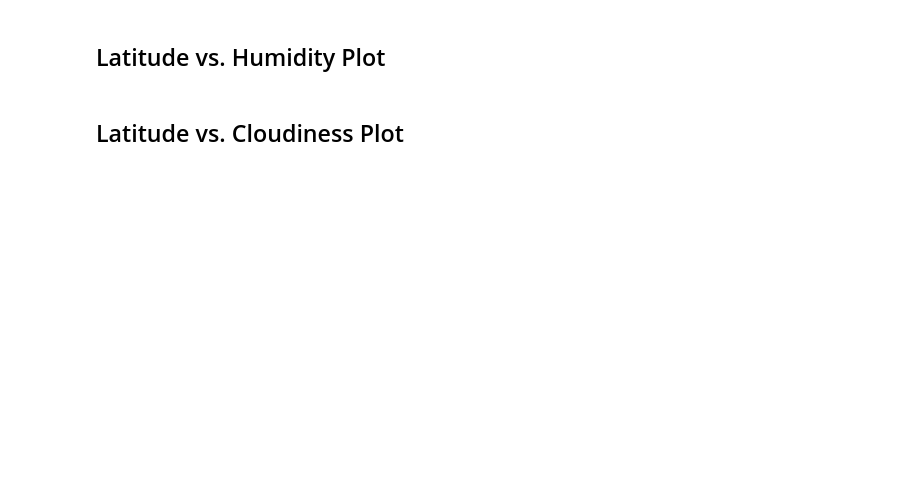
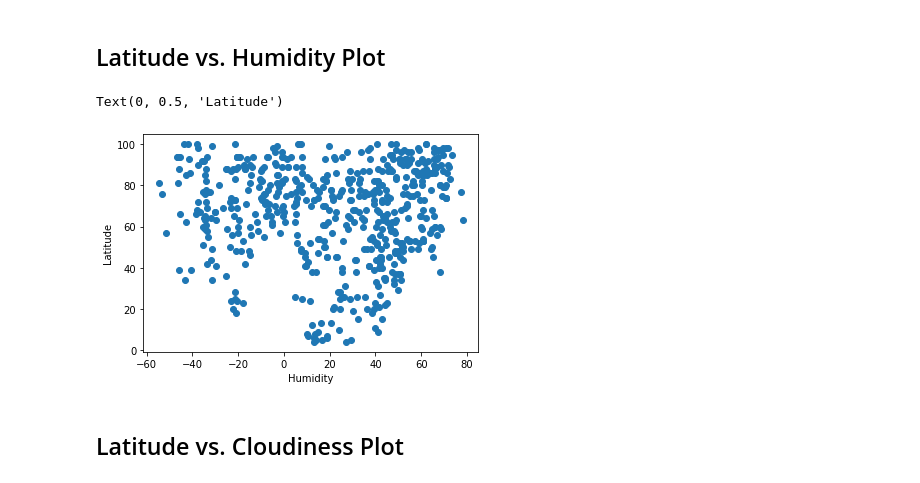
Before and after one commit to adrianna-addicks/python-api-challenge, a Jupyter notebook: starter_code/WeatherPy.ipynb, the cells around one changed output. Drawn from its saved outputs; the diff is of its cells as text; code cells hidden in the pictures; blank space fills up the shorter version.

```diff
--- a/starter_code/WeatherPy.ipynb
+++ b/starter_code/WeatherPy.ipynb
@@ -135,2 +153,9 @@ Skip this step if there are no cities that have humidity > 100%.
 # %% [markdown]
 ## Latitude vs. Humidity Plot
+# %%
+plt.scatter(weather_data["Latitude"],weather_data["Humidity"])
+plt.xlabel("Humidity")
+plt.ylabel("Latitude")
+# %% [output]
+Text(0, 0.5, 'Latitude')
+[figure, added]
```
Also changed, not shown: parts of 13 cells of this notebook, 2 other files.
